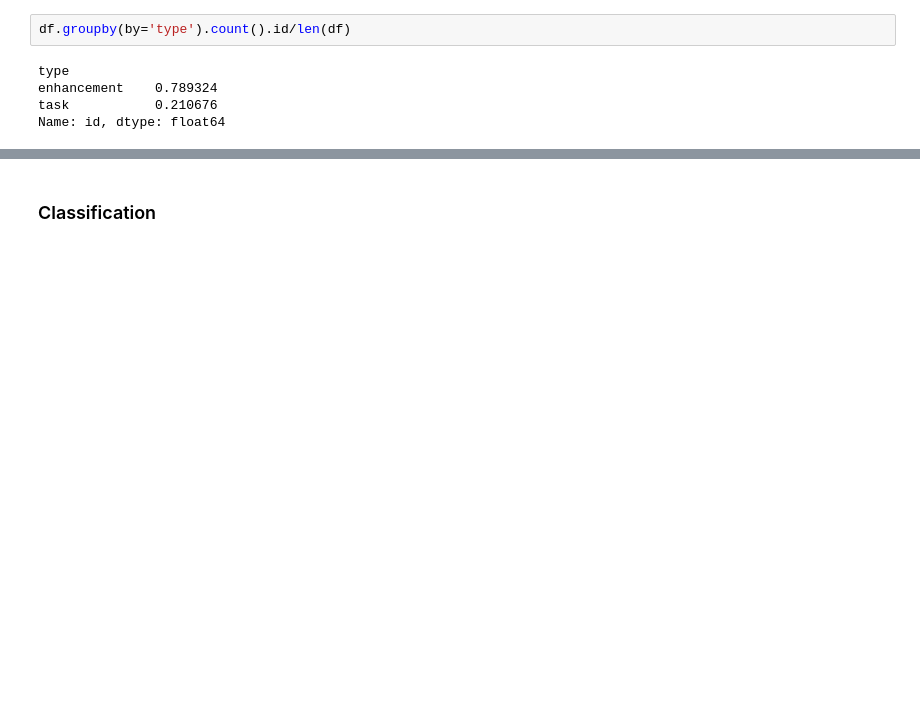
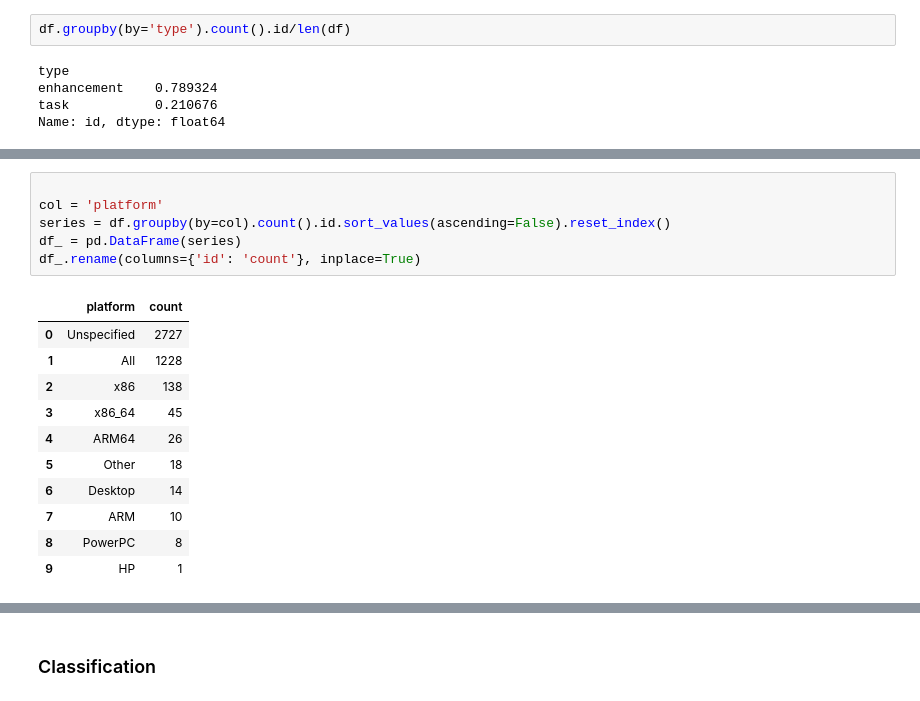
Before and after one commit to mitramir55/REConference, a Jupyter notebook: Tutorial/3 Preprocessing - Mitra/1-exploration.ipynb, the cells around one changed output, grey strips where cells are left out. Cells and saved outputs as stored; diff of their text form; blank space fills up the shorter version.

```diff
--- a/Tutorial/3 Preprocessing - Mitra/1-exploration.ipynb
+++ b/Tutorial/3 Preprocessing - Mitra/1-exploration.ipynb
@@ -330,0 +349,18 @@ print()
+# %%
+
+col = 'platform'
+series = df.groupby(by=col).count().id.sort_values(ascending=False).reset_index()
+df_ = pd.DataFrame(series)
+df_.rename(columns={'id': 'count'}, inplace=True)
+# %% [output]
+|  | platform | count |
+| 0 | Unspecified | 2727 |
+| 1 | All | 1228 |
+| 2 | x86 | 138 |
+| 3 | x86_64 | 45 |
+| 4 | ARM64 | 26 |
+| 5 | Other | 18 |
+| 6 | Desktop | 14 |
+| 7 | ARM | 10 |
+| 8 | PowerPC | 8 |
+| 9 | HP | 1 |
```
Also changed, not shown: parts of 12 cells of this notebook.
